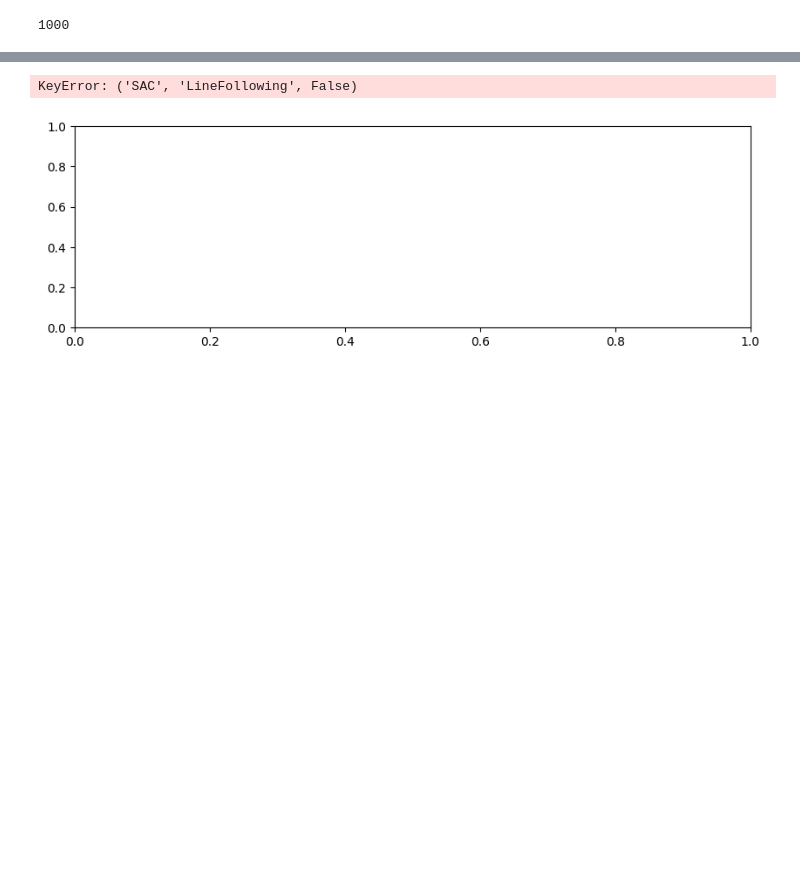
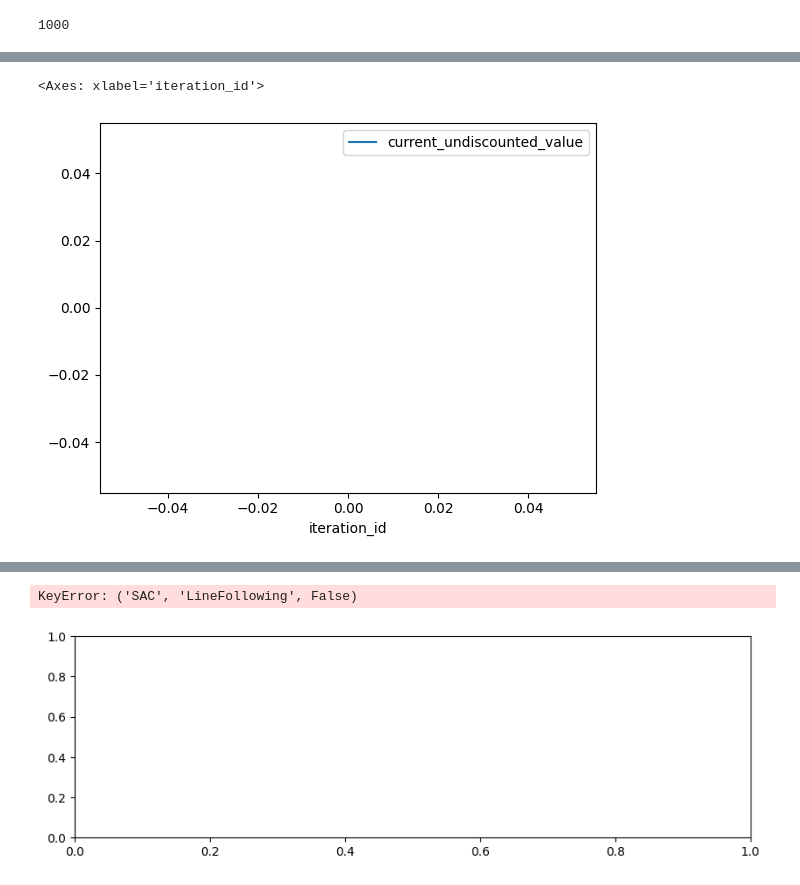
Before and after one commit to thd-research/regelum-playground, a Jupyter notebook: notebooks/check_log.ipynb, the cells around one changed output, grey strips where cells are left out. Saved outputs shown, nothing was run; the diff lists cells and outputs as text; code cells hidden in the pictures; blank space fills up the shorter version.

```diff
--- a/notebooks/check_log.ipynb
+++ b/notebooks/check_log.ipynb
@@ -198,3 +252,19 @@ df
+# %%
+df = df.reset_index().set_index(["controller", "category", "buffer_size", "task_name"])
+df = df.reset_index().set_index(group_df.index.names)
+tmp_df = df.loc[group_df.index]
+
+tmp_group_df = tmp_df.loc[:, ["iteration_id", "step_id", "task_name", "current_undiscounted_value", "phase"]].groupby("iteration_id")
+tmp_group_df = tmp_group_df.aggregate({
+    "current_undiscounted_value": "mean",
+    "task_name": "last",
+    "step_id": "last",
+    "phase": "last"
+    })
+tmp_group_df[tmp_group_df.phase=="eval"].plot(y="current_undiscounted_value")
+# %% [output]
+<Axes: xlabel='iteration_id'>
+[figure, added]
 # %%
 # df = df.reset_index()
 pixel_columns = [c for c in df.columns if "pixel" in c.lower()]
```
Also changed, not shown: parts of 15 cells of this notebook, 4 other files.
